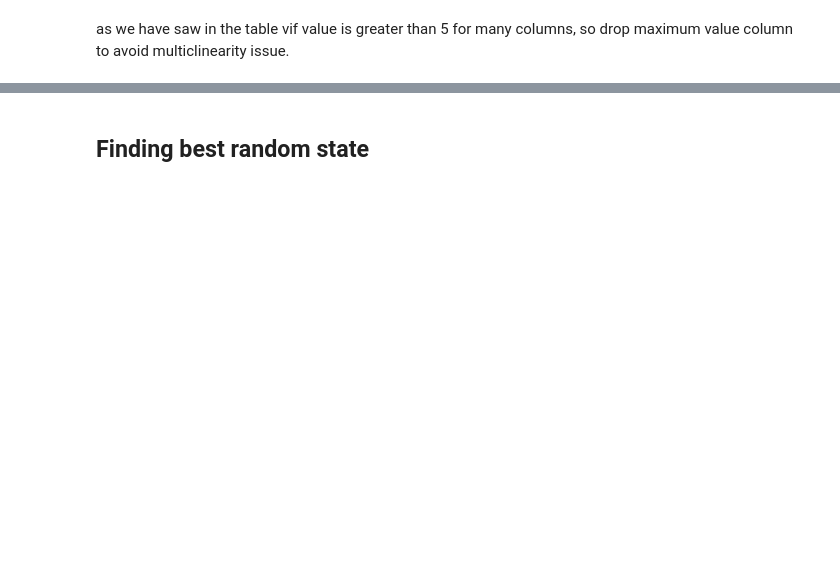
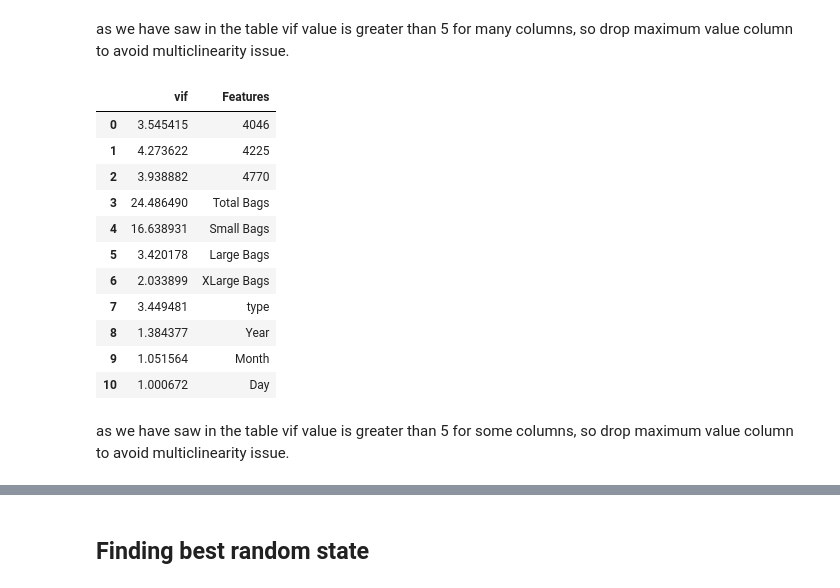
Before and after one commit to chaitali1992mygit/Avocado-project, a Jupyter notebook: AVACADO PROJECT.ipynb, the cells around one changed output, grey strips where cells are left out. Cells and saved outputs as stored; diff of their text form; code cells hidden in the pictures; blank space fills up the shorter version.

```diff
--- a/AVACADO PROJECT.ipynb
+++ b/AVACADO PROJECT.ipynb
@@ -578,15 +894,18 @@ new_df.dtypes
 In log transformation, we will take the log of Continues skewed data and convert that into normal data(distribution)/less skewed data and in power transformation we will take the mean value in place of 0th value.
 # %%
 #applying log transformation on skewed columns
+from sklearn.preprocessing import PowerTransformer
+scaler = PowerTransformer(method = 'yeo-johnson')
 
-new_df['Total Volume'] = np.log1p(new_df['Total Volume'])
-new_df['4046'] = np.log1p(new_df['4046'])
-new_df['4225'] = np.log1p(new_df['4225'])
-new_df['4770'] = np.log1p(new_df['4770'])
-new_df['Total Bags'] = np.log1p(new_df['Total Bags'])
-new_df['Small Bags'] = np.log1p(new_df['Small Bags'])
-new_df['Large Bags'] = np.log1p(new_df['Large Bags'])
-new_df['XLarge Bags'] = np.log1p(new_df['XLarge Bags'])
+
+new_df['Total Volume'] = scaler.fit_transform(new_df['Total Volume'].values.reshape(-1,1))
+new_df['4046'] = scaler.fit_transform(new_df['4046'].values.reshape(-1,1))
+new_df['4225'] = scaler.fit_transform(new_df['4225'].values.reshape(-1,1))
+new_df['4770'] = scaler.fit_transform(new_df['4770'].values.reshape(-1,1))
+new_df['Total Bags'] = scaler.fit_transform(new_df['Total Bags'].values.reshape(-1,1))
+new_df['Small Bags'] = scaler.fit_transform(new_df['Small Bags'].values.reshape(-1,1))
+new_df['Large Bags'] = scaler.fit_transform(new_df['Large Bags'].values.reshape(-1,1))
+new_df['XLarge Bags'] = scaler.fit_transform(new_df['XLarge Bags'].values.reshape(-1,1))
 # %% [markdown]
 after applying log transformation visualize the output of log transformation
 # %%
@@ -642,2 +1014,37 @@ vif
 # %% [markdown]
 as we have saw in the table vif value is greater than 5 for many columns, so drop maximum value column to avoid multiclinearity issue.
+# %%
+new_df=new_df.drop(['Total Volume'], axis=1)
+# %%
+x = new_df.drop(columns = 'AveragePrice', axis=1)
+y = new_df['AveragePrice']
+# %%
+from sklearn.preprocessing import StandardScaler
+
+ss = StandardScaler()
+x_scalar = ss.fit_transform(x)
+# %%
+#import libraries
+from statsmodels.stats.outliers_influence import variance_inflation_factor
+
+vif = pd.DataFrame()
+vif["vif"] = [variance_inflation_factor(x_scalar, i) for i in range(x_scalar.shape[1])]
+vif["Features"] = x.columns
+
+#lets check the values
+vif
+# %% [output]
+|  | vif | Features |
+| 0 | 3.545415 | 4046 |
+| 1 | 4.273622 | 4225 |
+| 2 | 3.938882 | 4770 |
+| 3 | 24.486490 | Total Bags |
+| 4 | 16.638931 | Small Bags |
+| 5 | 3.420178 | Large Bags |
+| 6 | 2.033899 | XLarge Bags |
+| 7 | 3.449481 | type |
+| 8 | 1.384377 | Year |
+| 9 | 1.051564 | Month |
+| 10 | 1.000672 | Day |
+# %% [markdown]
+as we have saw in the table vif value is greater than 5 for some columns, so drop maximum value column to avoid multiclinearity issue.
```
Also changed, not shown: parts of 68 cells of this notebook.
